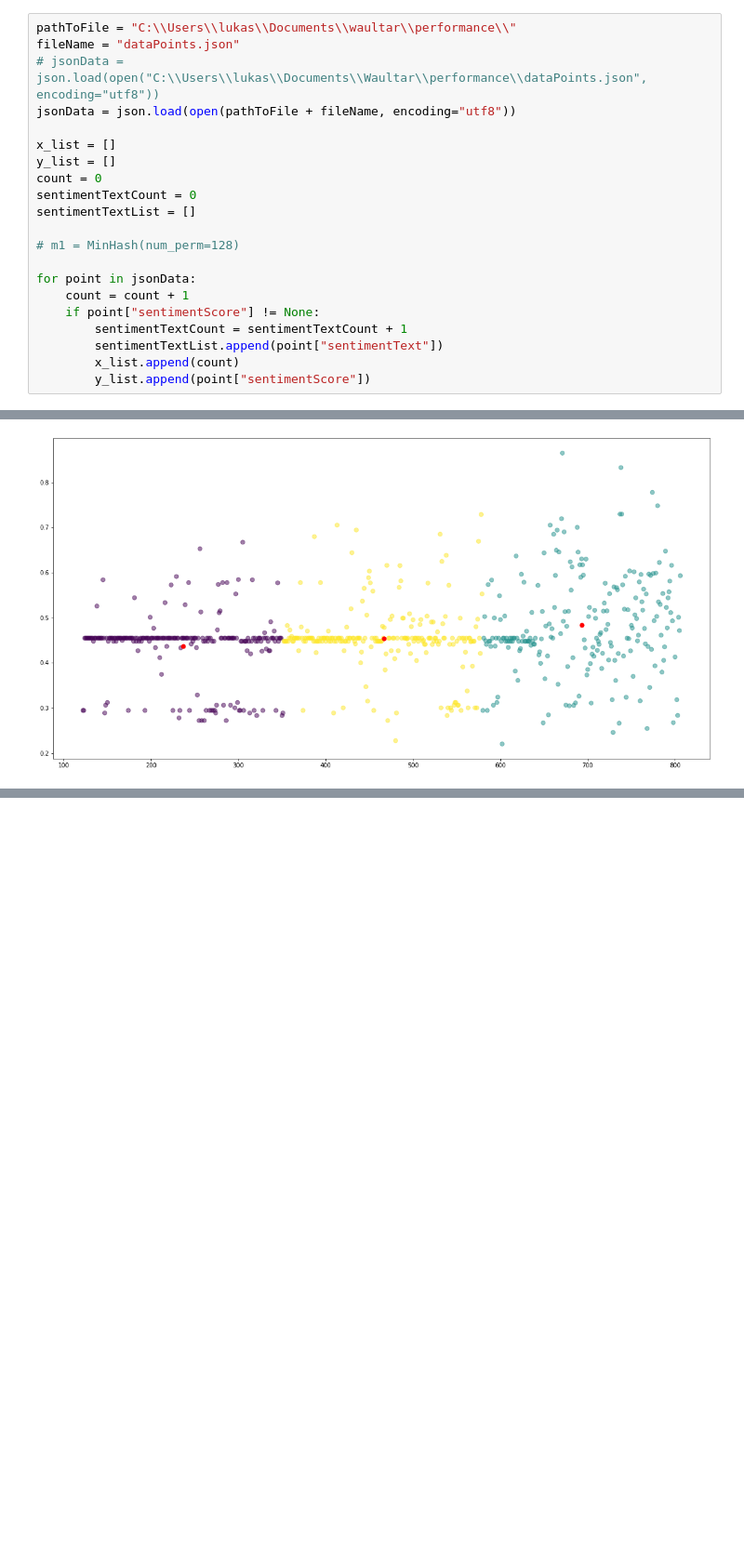
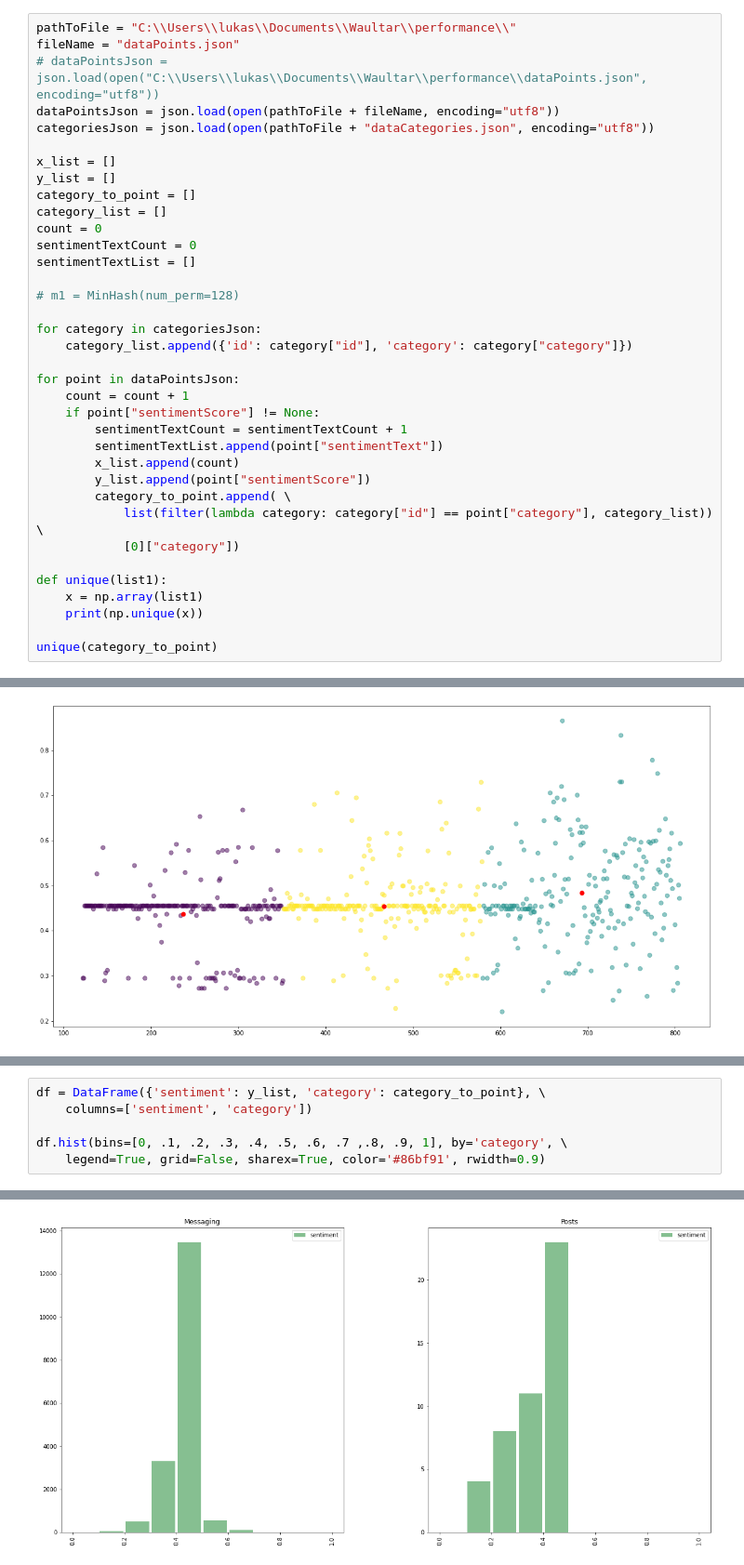
Before and after one commit to NorseKode/Waultar-App, a Jupyter notebook: scripts/exploration/sentiment.ipynb, the cells around one changed output, grey strips where cells are left out. Shown: that part at 93% size. Cells and saved outputs as stored; diff of their text form; blank space fills up the shorter version.

Commit message:
Prep sentiment data analysis for report

```diff
--- a/scripts/exploration/sentiment.ipynb
+++ b/scripts/exploration/sentiment.ipynb
@@ -16,23 +17,38 @@ plt.rcParams["figure.figsize"] = [20, 10]
 # %% [markdown]
 ### Data
 # %%
-pathToFile = "C:\\Users\\lukas\\Documents\\waultar\\performance\\"
+pathToFile = "C:\\Users\\lukas\\Documents\\Waultar\\performance\\"
 fileName = "dataPoints.json"
-# jsonData = json.load(open("C:\\Users\\lukas\\Documents\\Waultar\\performance\\dataPoints.json", encoding="utf8"))
-jsonData = json.load(open(pathToFile + fileName, encoding="utf8"))
+# dataPointsJson = json.load(open("C:\\Users\\lukas\\Documents\\Waultar\\performance\\dataPoints.json", encoding="utf8"))
+dataPointsJson = json.load(open(pathToFile + fileName, encoding="utf8"))
+categoriesJson = json.load(open(pathToFile + "dataCategories.json", encoding="utf8"))
 
 x_list = []
 y_list = []
+category_to_point = []
+category_list = []
 count = 0
 sentimentTextCount = 0
 sentimentTextList = []
 
 # m1 = MinHash(num_perm=128)
 
-for point in jsonData:
+for category in categoriesJson:
+    category_list.append({'id': category["id"], 'category': category["category"]})
+
+for point in dataPointsJson:
     count = count + 1
     if point["sentimentScore"] != None:
         sentimentTextCount = sentimentTextCount + 1
         sentimentTextList.append(point["sentimentText"])
         x_list.append(count)
         y_list.append(point["sentimentScore"])
+        category_to_point.append( \
+            list(filter(lambda category: category["id"] == point["category"], category_list)) \
+            [0]["category"])
+
+def unique(list1):
+    x = np.array(list1)
+    print(np.unique(x))
+
+unique(category_to_point)
@@ -96,0 +106,7 @@ X_tfidf
+# %%
+df = DataFrame({'sentiment': y_list, 'category': category_to_point}, \
+    columns=['sentiment', 'category'])
+
+df.hist(bins=[0, .1, .2, .3, .4, .5, .6, .7 ,.8, .9, 1], by='category', \
+    legend=True, grid=False, sharex=True, color='#86bf91', rwidth=0.9)
+# %% [output]
@@ -96,0 +115 @@ X_tfidf
+[figure, added]
```
Also changed, not shown: parts of 5 cells of this notebook.
